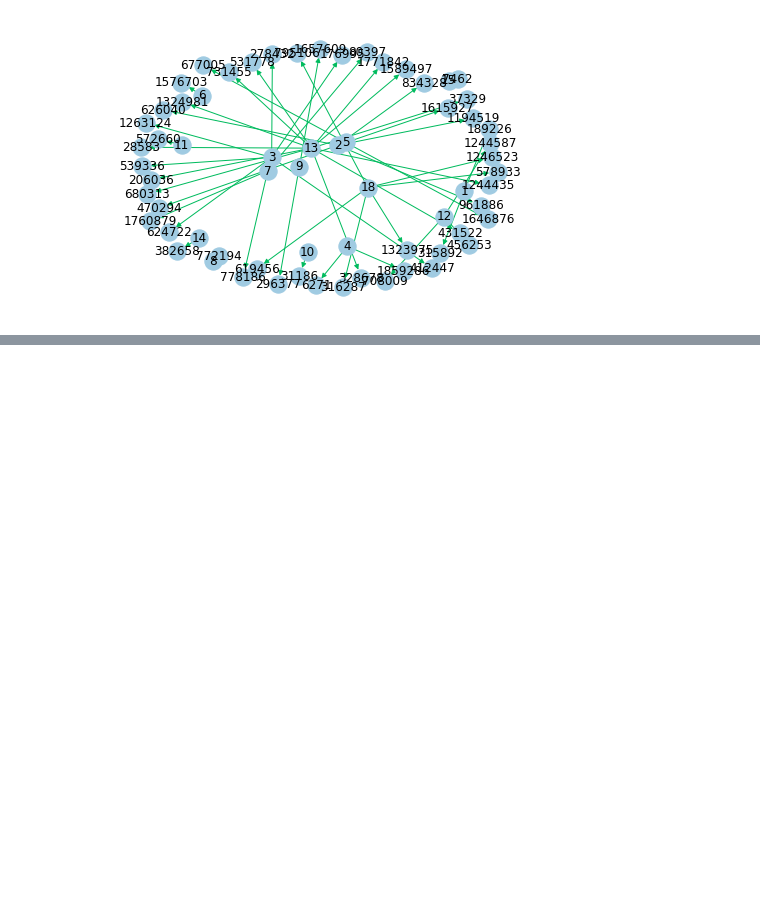
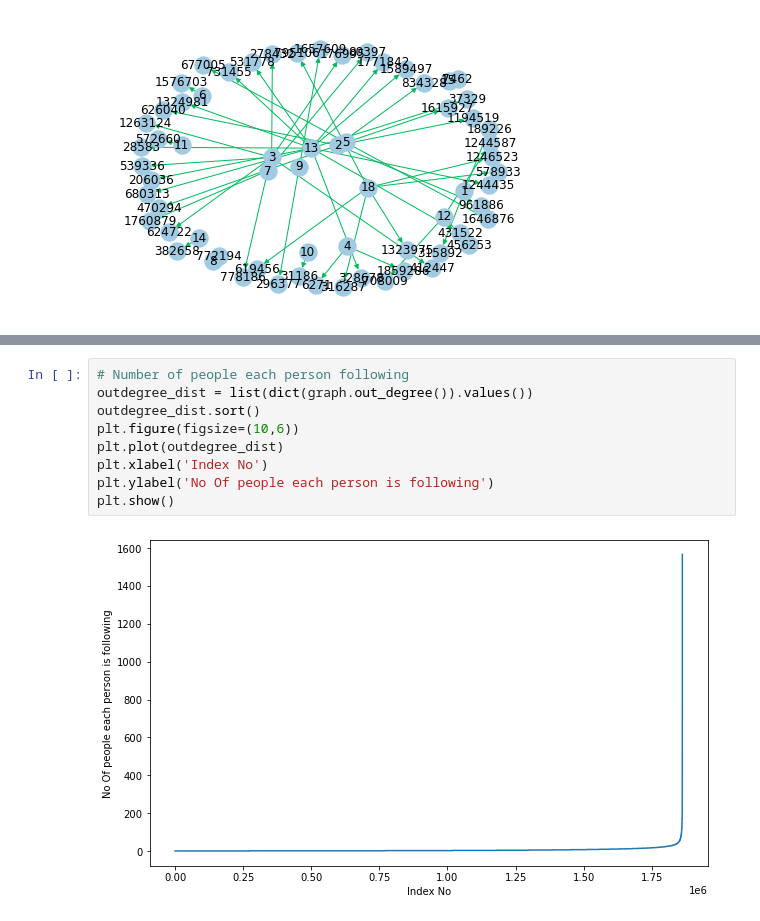
Before and after one commit to danish2562022/Social_network_Graph_Link_Prediction, a Jupyter notebook: EDA.ipynb, the cells around one changed output, grey strips where cells are left out. Drawn from its saved outputs; the diff is of its cells as text; blank space fills up the shorter version.

```diff
--- a/EDA.ipynb
+++ b/EDA.ipynb
@@ -69,0 +97,11 @@ print(1)
+# %%
+# Number of people each person following
+outdegree_dist = list(dict(graph.out_degree()).values())
+outdegree_dist.sort()
+plt.figure(figsize=(10,6))
+plt.plot(outdegree_dist)
+plt.xlabel('Index No')
+plt.ylabel('No Of people each person is following')
+plt.show()
+# %% [output]
+[figure, added]
```
Also changed, not shown: parts of 9 cells of this notebook.
